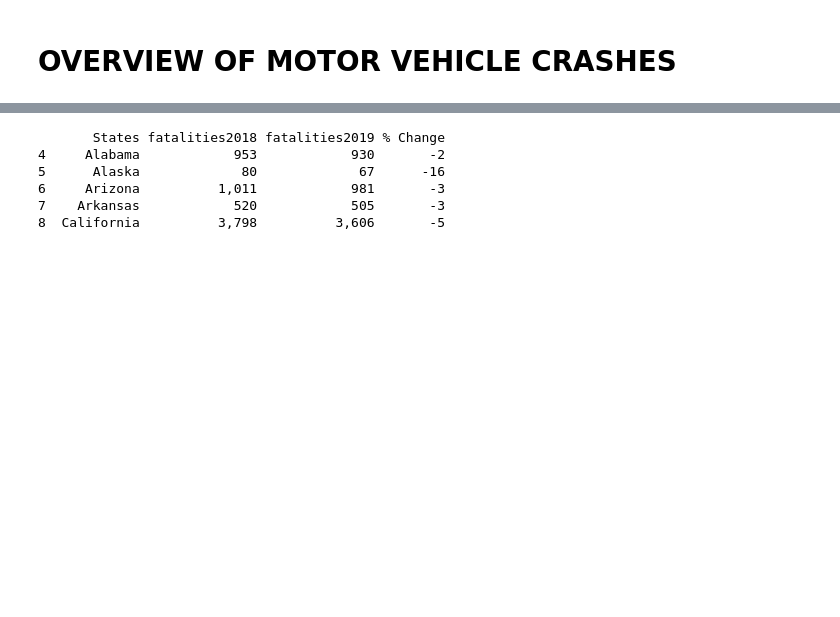
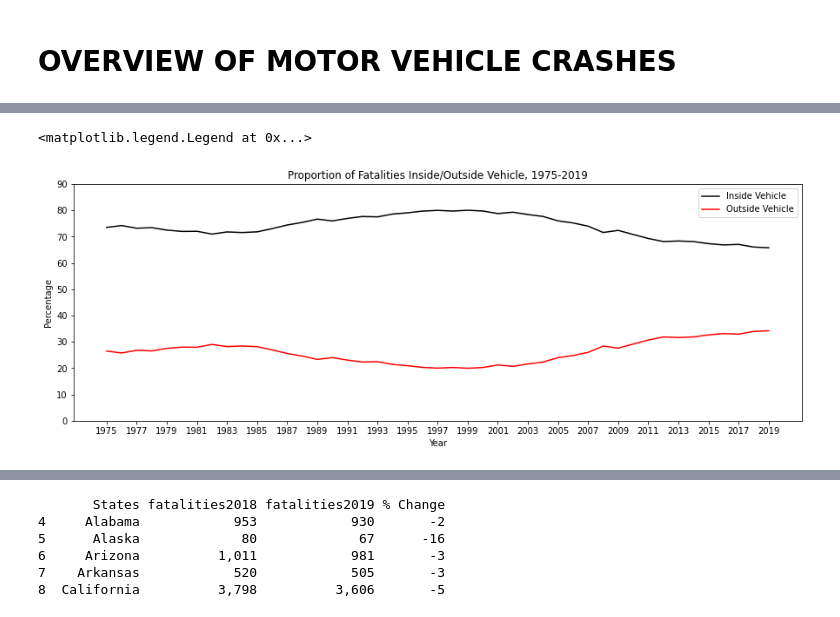
Before and after one commit to iSchool-597PR/2021Fall_finals, a Jupyter notebook: Visualization_NHTSA_Crash.ipynb, the cells around one changed output, grey strips where cells are left out. Drawn from its saved outputs; the diff is of its cells as text; code cells hidden in the pictures; blank space fills up the shorter version.

```diff
--- a/Visualization_NHTSA_Crash.ipynb
+++ b/Visualization_NHTSA_Crash.ipynb
@@ -270,0 +160,19 @@ plt.xticks(x)
+# %%
+x = []
+y = []
+for i in range(0,100,10):
+    y.append(i)
+for i in range(1975, 2020,2):
+    x.append(i)
+plt.figure(1, figsize=(15,5))
+plt.title('Proportion of Fatalities Inside/Outside Vehicle, 1975-2019')
+linechart1 = plt.plot(fig4_sliced['Year'], fig4_sliced['Inside Vehicle'], color='black', label='Inside Vehicle')
+plt.xlabel('Year')
+plt.ylabel('Percentage')
+linechart2 = plt.plot(fig4_sliced['Year'], fig4_sliced['Outside Vehicle'], color='red', label='Outside Vehicle')
+plt.xticks(x)
+plt.yticks(y)
+plt.legend()
+# %% [output]
+<matplotlib.legend.Legend at 0x...>
+[figure, added]
```
Also changed, not shown: parts of 53 cells of this notebook.
